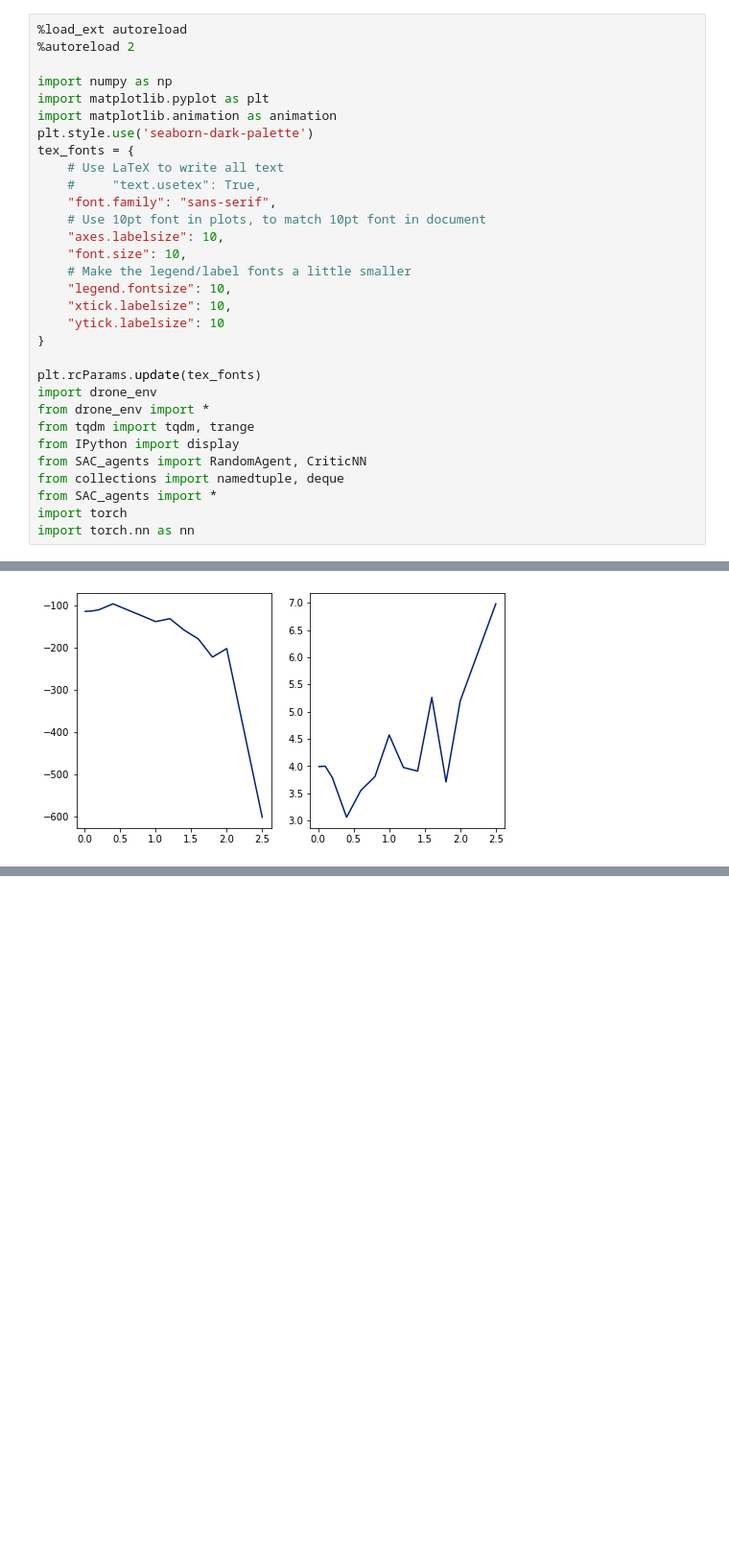
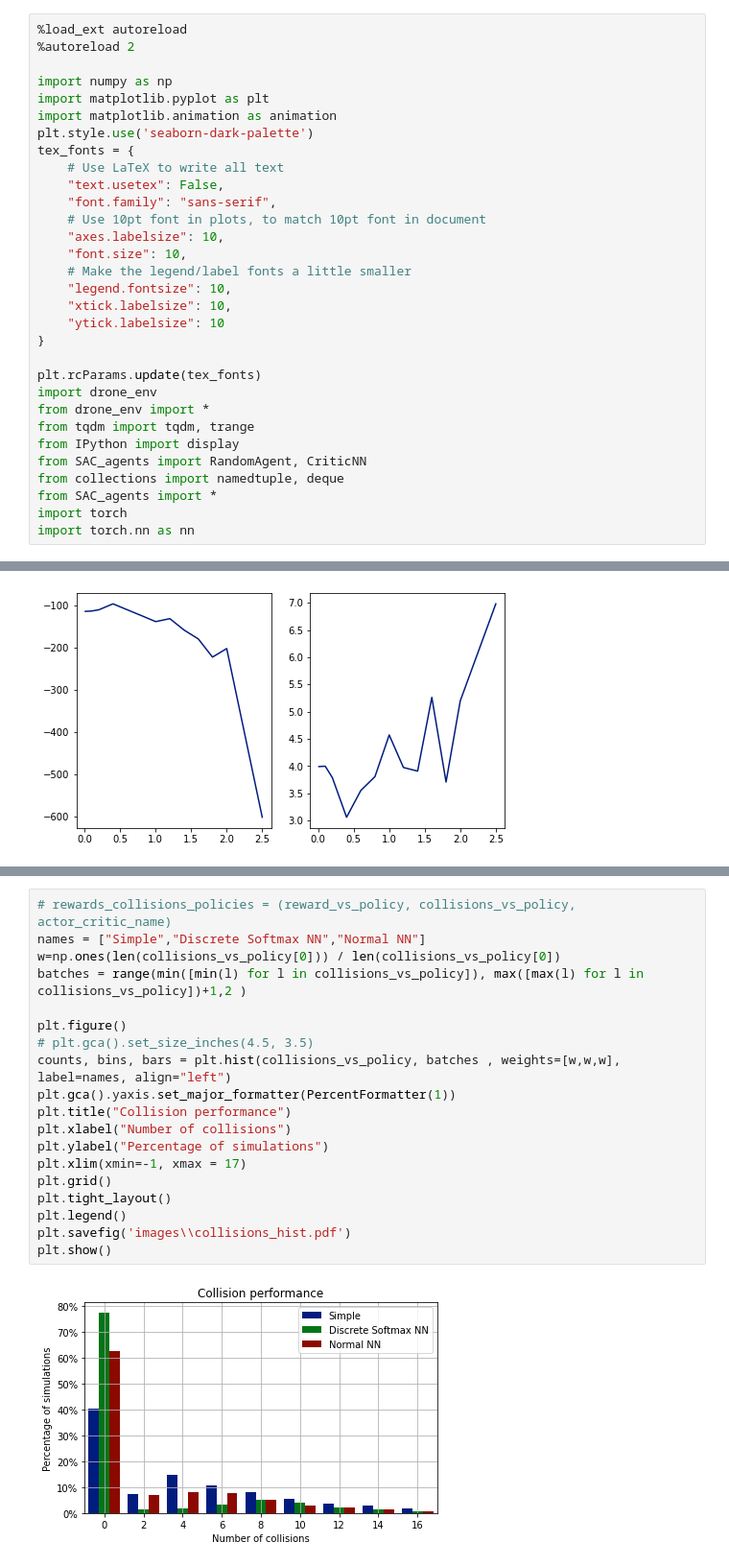
Before and after one commit to AndreuMatoses/scalable-collision-avoidance-RL, a Jupyter notebook: tests.ipynb, the cells around one changed output, grey strips where cells are left out. Shown at 96% size. Saved outputs shown, nothing was run; the diff lists cells and outputs as text; blank space fills up the shorter version.

```diff
--- a/tests.ipynb
+++ b/tests.ipynb
@@ -8,7 +8,7 @@ import matplotlib.animation as animation
 plt.style.use('seaborn-dark-palette')
 tex_fonts = {
     # Use LaTeX to write all text
-    #     "text.usetex": True,
+    "text.usetex": False,
     "font.family": "sans-serif",
     # Use 10pt font in plots, to match 10pt font in document
     "axes.labelsize": 10,
@@ -990,0 +1200,21 @@ plt.show()
+# %%
+# rewards_collisions_policies = (reward_vs_policy, collisions_vs_policy, actor_critic_name)
+names = ["Simple","Discrete Softmax NN","Normal NN"]
+w=np.ones(len(collisions_vs_policy[0])) / len(collisions_vs_policy[0])
+batches = range(min([min(l) for l in collisions_vs_policy]), max([max(l) for l in collisions_vs_policy])+1,2 )
+
+plt.figure()
+# plt.gca().set_size_inches(4.5, 3.5)
+counts, bins, bars = plt.hist(collisions_vs_policy, batches , weights=[w,w,w], label=names, align="left")
+plt.gca().yaxis.set_major_formatter(PercentFormatter(1))
+plt.title("Collision performance")
+plt.xlabel("Number of collisions")
+plt.ylabel("Percentage of simulations")
+plt.xlim(xmin=-1, xmax = 17)
+plt.grid()
+plt.tight_layout()
+plt.legend()
+plt.savefig('images\\collisions_hist.pdf')
+plt.show()
+# %% [output]
+[figure, added]
```
Also changed, not shown: parts of 12 cells of this notebook, 52 other files.
